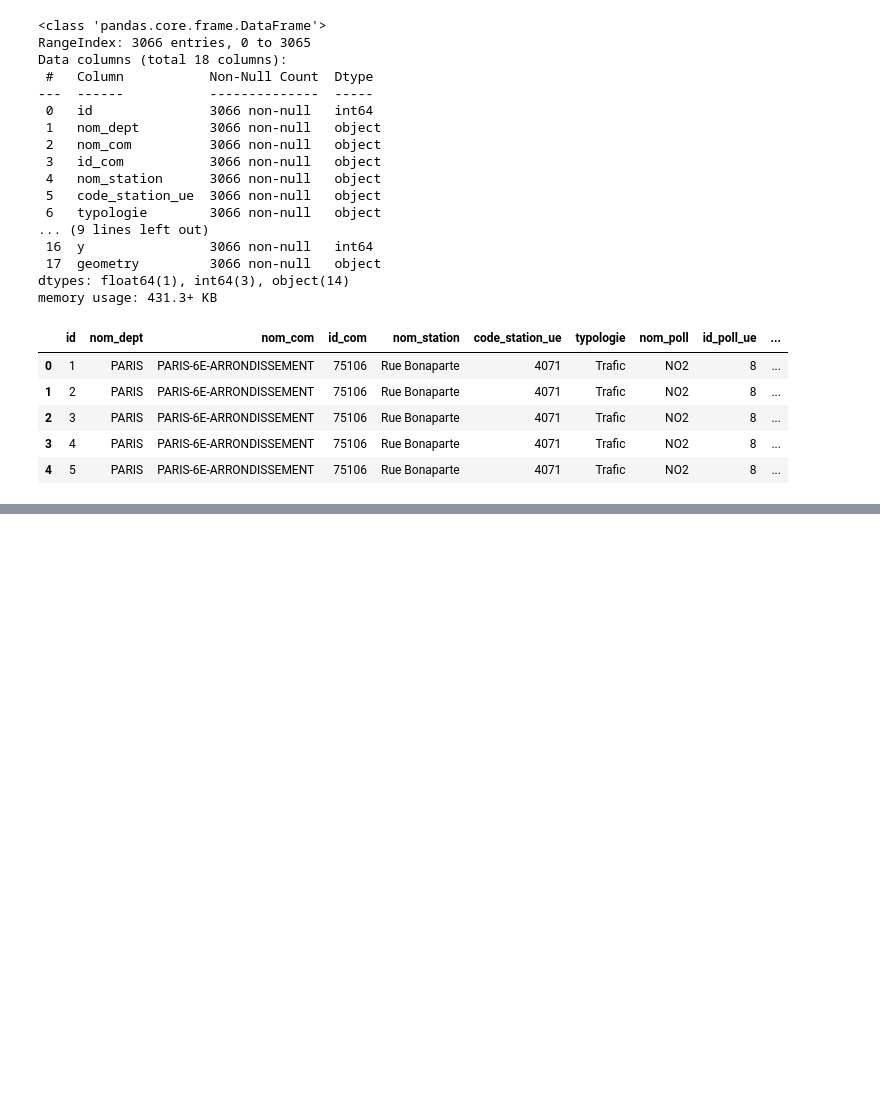
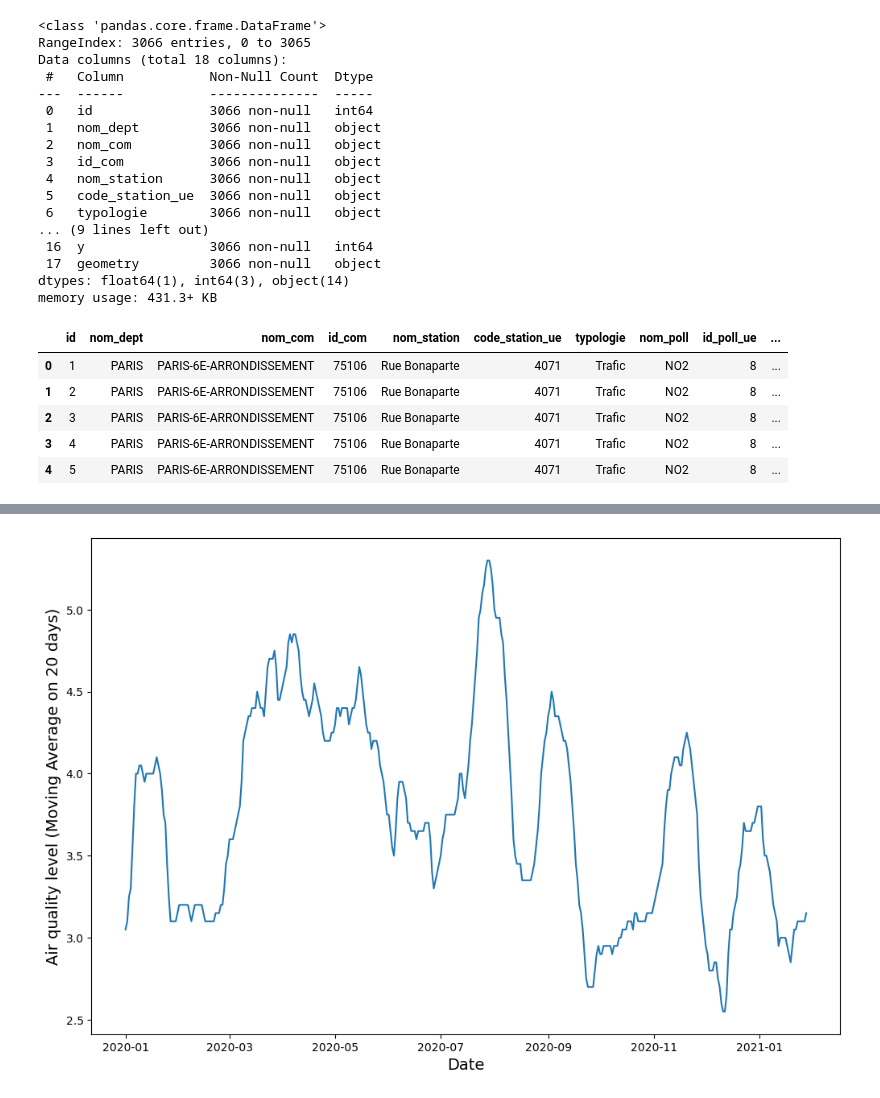
Before and after one commit to Hu9o73/green_ai_project, a Jupyter notebook: main.ipynb, the cells around one changed output, grey strips where cells are left out. Saved outputs shown, nothing was run; the diff lists cells and outputs as text; code cells hidden in the pictures; blank space fills up the shorter version.

Commit message:
Added the quickplotter for easier work

```diff
--- a/main.ipynb
+++ b/main.ipynb
@@ -5,8 +5,12 @@
 # %%
 import dataRetriever as dr
 import pandas as pd
+import quickPlotter as qp
+import matplotlib.pyplot as plt
+
 
 df = dr.retrieveDataFromJson("https://magellan.airparif.asso.fr/geoserver/DIDON/ows?service=WFS&version=1.0.0&request=GetFeature&typeName=DIDON:mes_idf_journalier_no2&outputFormat=application/json")
+df2 = dr.retrieveDataFromJson("https://magellan.airparif.asso.fr/geoserver/DIDON/ows?service=WFS&version=1.0.0&request=GetFeature&typeName=DIDON:ind_idf_agglo&outputFormat=application%2Fjson")
 # %%
 df.info()
 # %% [output]
@@ -38,0 +72,6 @@ df.head()
+# %%
+plot1 = qp.quickPlot(df2, "date_ech", "valeur", True, 20)
+plot1.ylabel("Air quality level (Moving Average on 20 days)")
+plot1.show()
+# %% [output]
+[figure, added]
```
Also changed, not shown: parts of 2 cells of this notebook, 2 other files.
